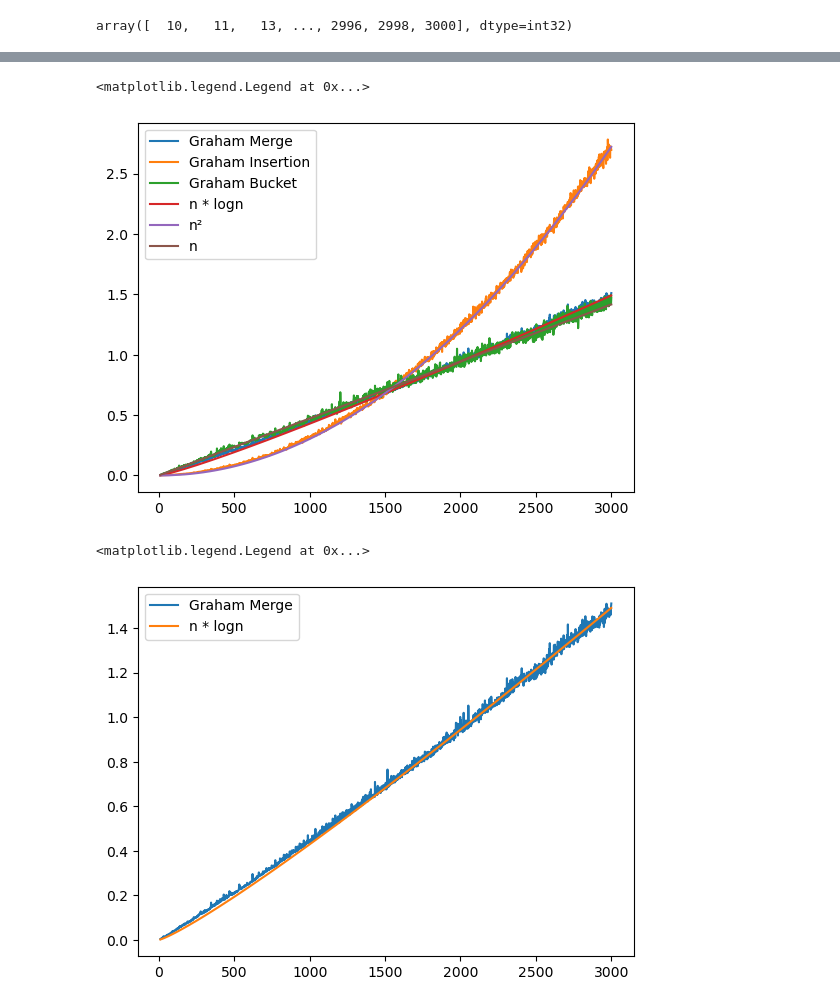
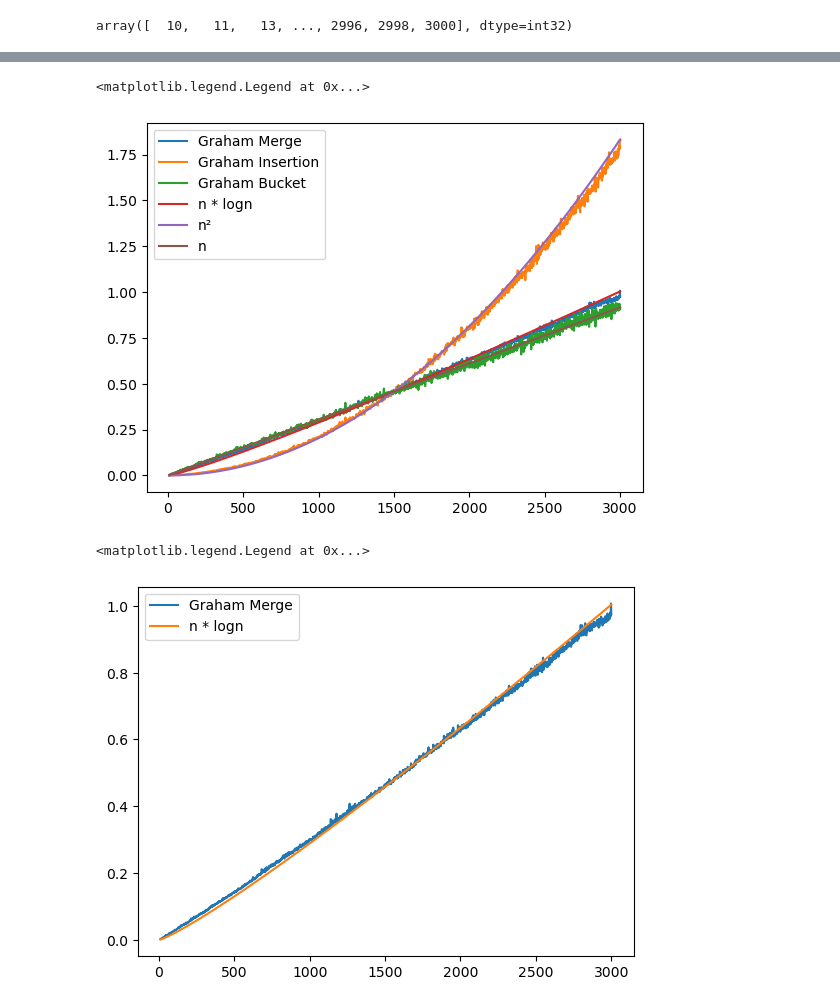
Before and after one commit to LuizFGRocha/TP2, a Jupyter notebook: Relatório.ipynb, the cells around one changed output, grey strips where cells are left out. Cells and saved outputs as stored; diff of their text form; code cells hidden in the pictures.

```diff
--- a/Relatório.ipynb
+++ b/Relatório.ipynb
@@ -36,28 +45,28 @@ datfram = datfram.groupby('Tamanho').mean()
 # %%
-constante_central_nlogn = datfram['G_Merge'][1501] / (np.log(1501) * 1501)
-constante_central_n2 = datfram['G_Merge'][1501] / 1501 ** 2
-constante_central_n = datfram['G_Merge'].mean() / 1501
-constante_central_bucket = datfram['G_Merge'][1501] / datfram['G_Bucket'][1501]
-constante_central_insertion = datfram['G_Merge'][1501] / datfram['G_Insertion'][1501]
-constante_central_jarvis = datfram['G_Merge'][1501] / datfram['Jarvis'][1501]
+constante_central_nlogn = datfram['G_Bucket'].mean() / (np.log(1501) * 1501)
+constante_central_n2 = datfram['G_Bucket'].mean() / 1501 ** 2
+constante_central_n = datfram['G_Bucket'].mean() / 1501
+constante_central_merge = datfram['G_Bucket'].mean() / datfram['G_Merge'][1501]
+constante_central_insertion = datfram['G_Bucket'].mean() / datfram['G_Insertion'][1501]
+constante_central_jarvis = datfram['G_Bucket'].mean() / datfram['Jarvis'][1501]
 
-plt.plot(datfram['G_Merge'], label='Graham Merge')
+plt.plot(datfram['G_Merge'] * constante_central_merge, label='Graham Merge')
 plt.plot(datfram['G_Insertion'] * constante_central_insertion, label='Graham Insertion')
-plt.plot(datfram['G_Bucket'] * constante_central_bucket, label='Graham Bucket')
+plt.plot(datfram['G_Bucket'], label='Graham Bucket')
 plt.plot(np.int32(np.linspace(10, 3000, 1990)), np.linspace(10, 3000, 1990) * np.log(np.linspace(10, 3000, 1990)) * constante_central_nlogn, label='n * logn')
 plt.plot(np.int32(np.linspace(10, 3000, 1990)), np.linspace(10, 3000, 1990) ** 2 * constante_central_n2, label='n²')
 plt.plot(np.int32(np.linspace(10, 3000, 1990)), np.linspace(10, 3000, 1990) * constante_central_n, label='n')
 plt.legend()
 # %% [output]
 <matplotlib.legend.Legend at 0x...>
-[figure, old version]
+[figure, new version]
 # %%
-plt.plot(datfram['G_Merge'], label='Graham Merge')
+plt.plot(datfram['G_Merge'] * constante_central_merge, label='Graham Merge')
 plt.plot(np.int32(np.linspace(10, 3000, 1990)), np.linspace(10, 3000, 1990) * np.log(np.linspace(10, 3000, 1990)) * constante_central_nlogn, label='n * logn')
 plt.legend()
 # %% [output]
 <matplotlib.legend.Legend at 0x...>
-[figure, old version]
+[figure, new version]
 # %%
 plt.plot(datfram['G_Insertion'] * constante_central_insertion, label='Graham Insertion')
 plt.plot(np.int32(np.linspace(10, 3000, 1990)), np.linspace(10, 3000, 1990) ** 2 * constante_central_n2, label='n²')
```
Also changed, not shown: parts of 7 cells of this notebook.
